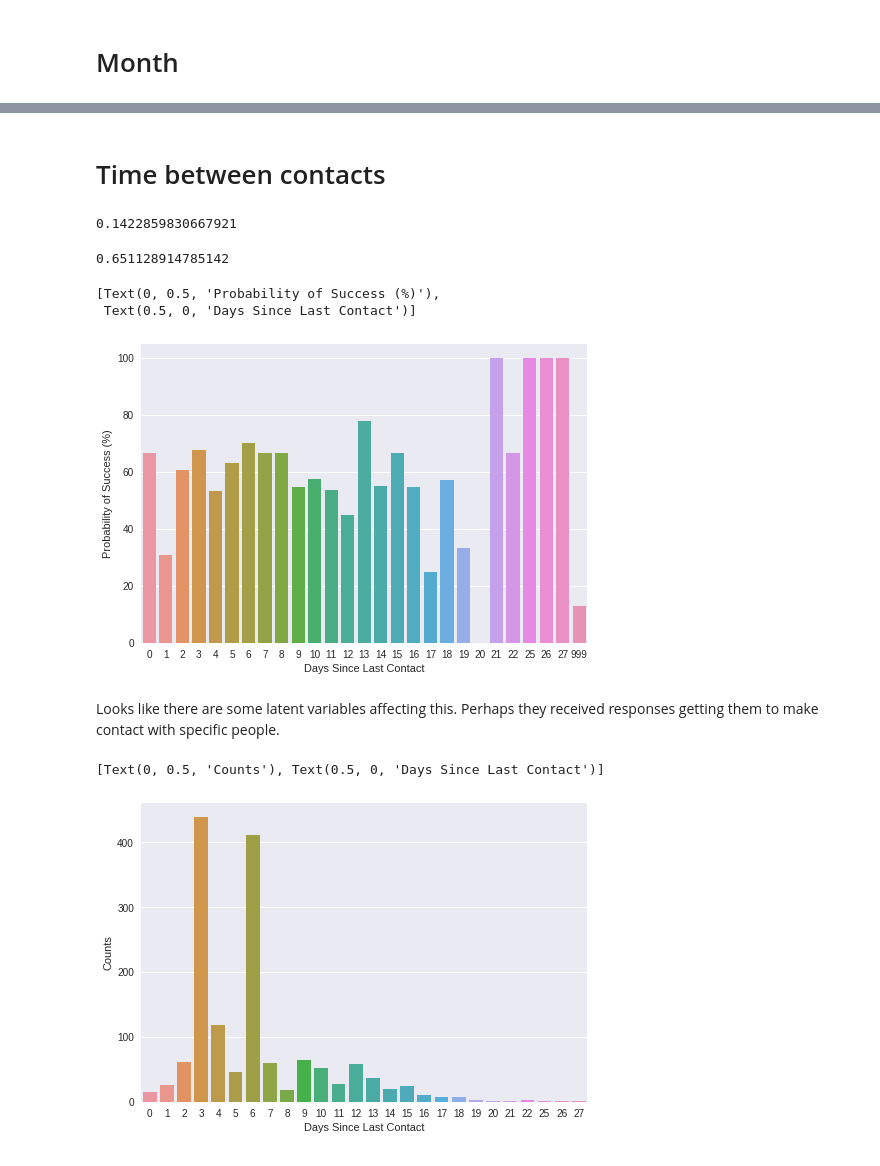
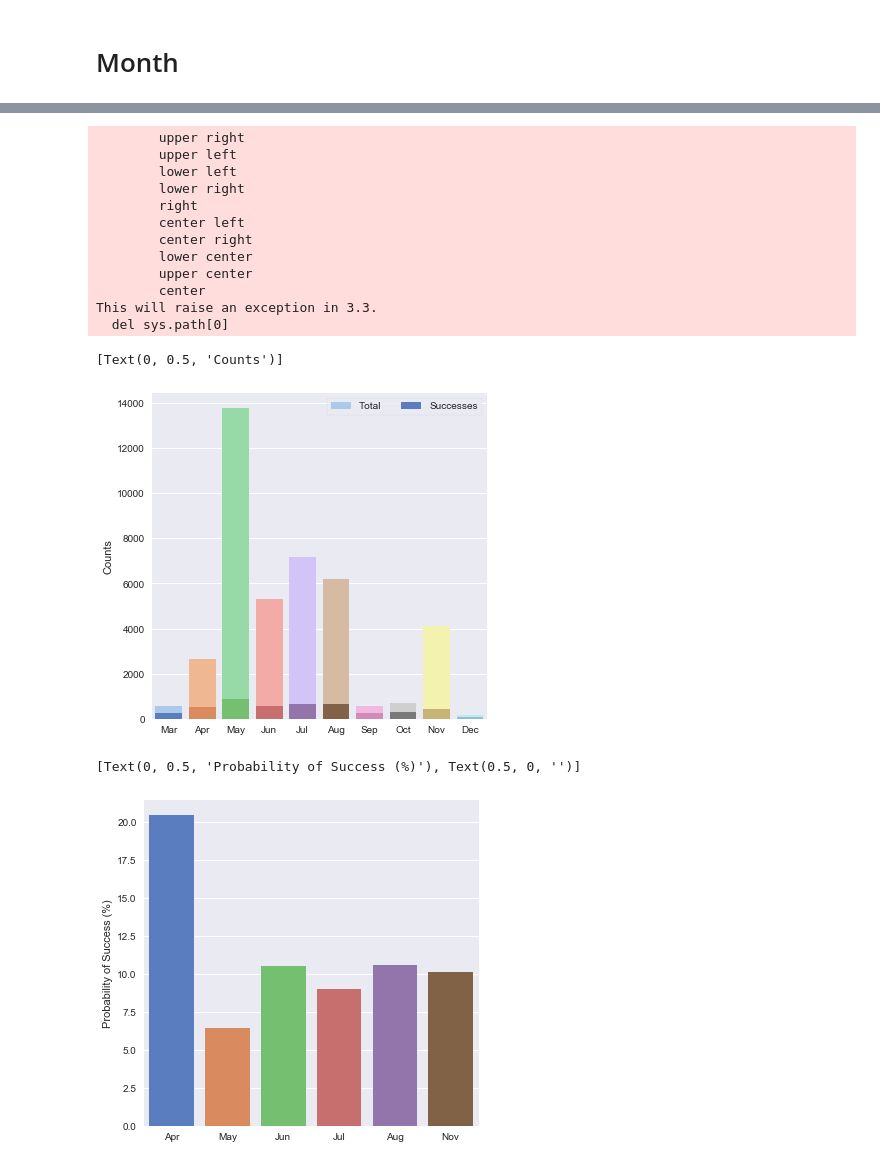
Before and after one commit to sepehrfrgh/ece143_direct_marketing, a Jupyter notebook: time_analysis.ipynb, the cells around one changed output, grey strips where cells are left out. Saved outputs shown, nothing was run; the diff lists cells and outputs as text; code cells hidden in the pictures.

```diff
--- a/time_analysis.ipynb
+++ b/time_analysis.ipynb
@@ -74,2 +68,0 @@ fig = sns.barplot(x=number_to_month(month_count.index),
-# %% [markdown]
-# Time between contacts
@@ -79,33 +69,30 @@ previously_contacted_positive_outcome = df.loc[df['poutcome']==1, ('pdays', 'y')
-# %%
-probability_if_previous_negative_outcome = previously_contacted_negative_outcome['y'].mean()
-probability_if_previous_negative_outcome
-# %% [output]
-0.1422859830667921
-# %%
-probability_if_previous_positive_outcome = previously_contacted_positive_outcome['y'].mean()
-probability_if_previous_positive_outcome
-# %% [output]
-0.651128914785142
-# %%
-probability_pdays = df.loc[df['poutcome'].notna(), ('pdays', 'y')].groupby('pdays').mean().reset_index()
-fig = sns.barplot(x=probability_pdays['pdays'],
-                  y=probability_pdays['y'] * 100)
-fig.set(ylabel='Probability of Success (%)',
-        xlabel='Days Since Last Contact')
-# %% [output]
-[Text(0, 0.5, 'Probability of Success (%)'),
- Text(0.5, 0, 'Days Since Last Contact')]
-[figure, removed]
-# %% [markdown]
-Looks like there are some latent variables affecting this. Perhaps they received responses getting them to make
-contact with specific people.
-# %%
-count_pdays = df.loc[df['poutcome'].notna(), 'pdays'].value_counts(sort=False).sort_index()
-count_pdays.drop(999, inplace=True)
-fig = sns.barplot(x=count_pdays.index,
-                  y=count_pdays.values)
-fig.set(ylabel='Counts',
-        xlabel='Days Since Last Contact')
-# %% [output]
-[Text(0, 0.5, 'Counts'), Text(0.5, 0, 'Days Since Last Contact')]
-[figure, removed]
+# %%
+month_successes = my_ta.get_success_count('month')
+month_count = my_ta.get_count('month')
+
+f, ax = plt.subplots(figsize=(6, 6))
+sns.barplot(x=ta.number_to_month(month_count['month']),
+            y=month_count['y'],
+            palette='pastel',
+            label="Total")
+sns.barplot(x=ta.number_to_month(month_successes['month']),
+            y=month_successes['y'],
+            palette='muted',
+            label="Successes")
+ax.legend(ncol=2, loc="top right", frameon=True)
+ax.set(ylabel='Counts')
+# %% [output]
+        upper right
+        upper left
+        lower left
+        lower right
+        right
+        center left
+        center right
+        lower center
+        upper center
+        center
+This will raise an exception in 3.3.
+  del sys.path[0]
+[Text(0, 0.5, 'Counts')]
+[figure, added]
@@ -111,0 +101,12 @@ fig.set(ylabel='Counts',
+# %%
+month_probabilities_filtered = month_probabilities[month_filter]
+
+f, ax = plt.subplots(figsize=(6, 6))
+sns.barplot(x=ta.number_to_month(month_probabilities_filtered['month']),
+            y=month_probabilities_filtered['y'] * 100,
+            palette='muted')
+ax.set(ylabel='Probability of Success (%)',
+       xlabel=None)
+# %% [output]
+[Text(0, 0.5, 'Probability of Success (%)'), Text(0.5, 0, '')]
+[figure, added]
```
Also changed, not shown: parts of 15 cells of this notebook, 2 other files.
